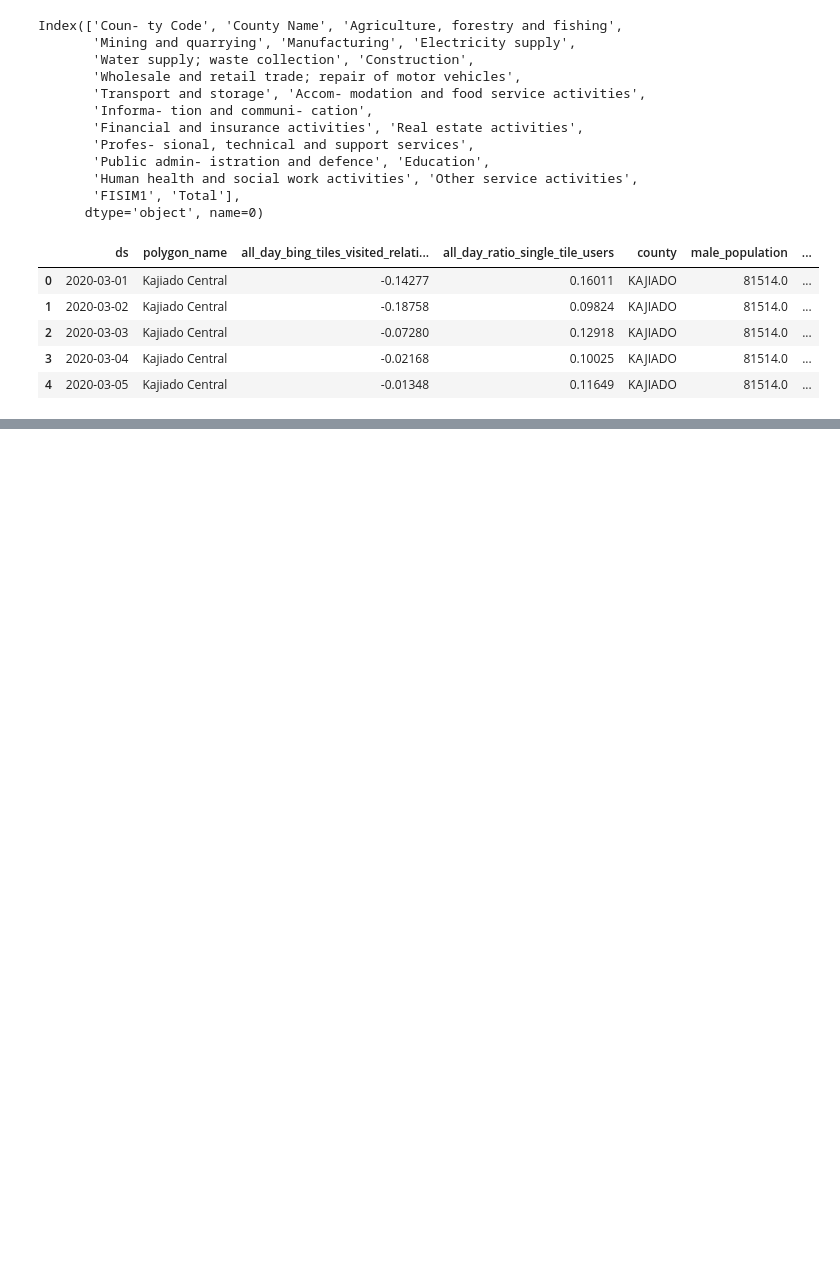
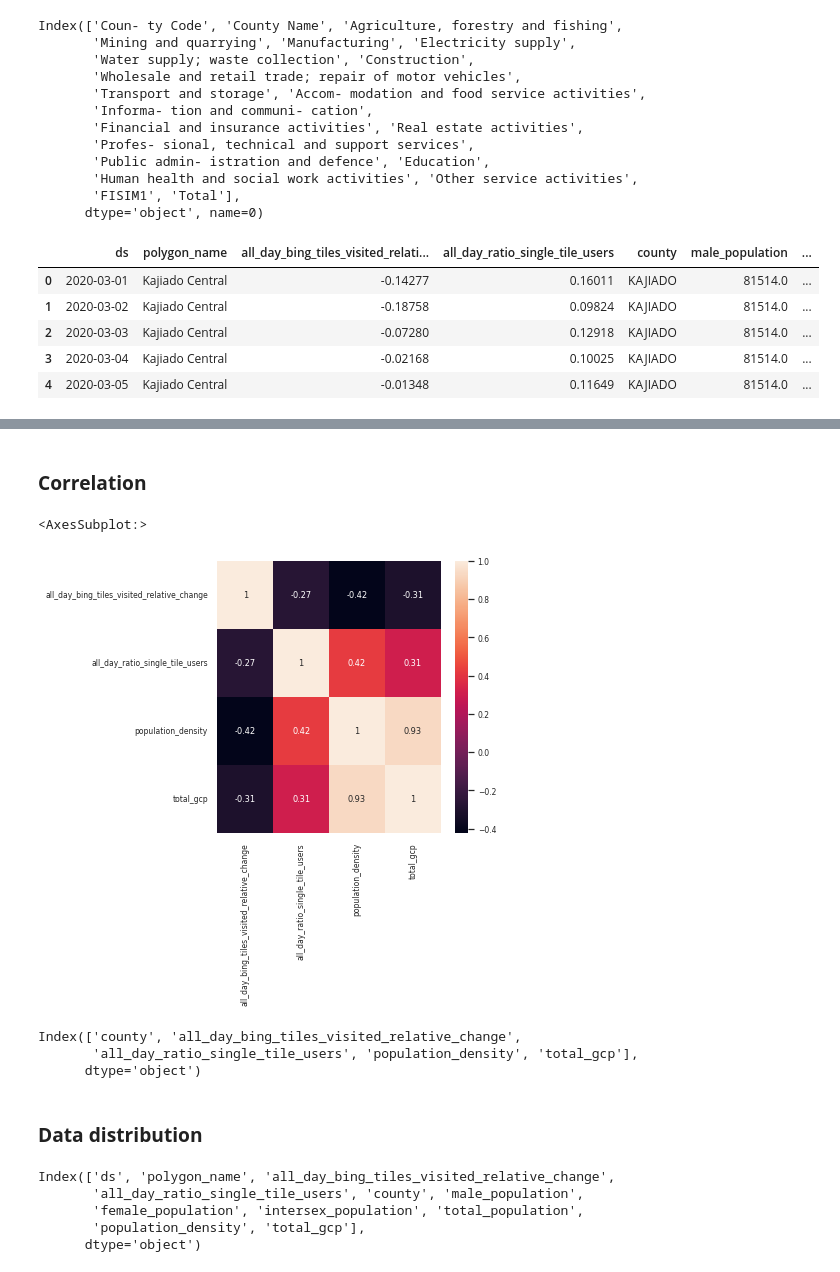
Before and after one commit to sylvia31096/covid_movement, a Jupyter notebook: covid_analysis.ipynb, the cells around one changed output, grey strips where cells are left out. Saved outputs shown, nothing was run; the diff lists cells and outputs as text; code cells hidden in the pictures; blank space fills up the shorter version.

```diff
--- a/covid_analysis.ipynb
+++ b/covid_analysis.ipynb
@@ -239,0 +296,24 @@ sns.relplot(data=movement_economic_df,x='all_day_bing_tiles_visited_relative_cha
+# %% [markdown]
+### **Correlation**
+# %%
+plt.rcParams["figure.figsize"] = 5,5
+sns.heatmap(county_movement_df.corr(), annot=True)
+# %% [output]
+<AxesSubplot:>
+[figure, added]
+# %%
+county_movement_df.columns
+# %% [output]
+Index(['county', 'all_day_bing_tiles_visited_relative_change',
+       'all_day_ratio_single_tile_users', 'population_density', 'total_gcp'],
+      dtype='object')
+# %% [markdown]
+### **Data distribution**
+# %%
+movement_economic_df.columns
+# %% [output]
+Index(['ds', 'polygon_name', 'all_day_bing_tiles_visited_relative_change',
+       'all_day_ratio_single_tile_users', 'county', 'male_population',
+       'female_population', 'intersex_population', 'total_population',
+       'population_density', 'total_gcp'],
+      dtype='object')
```
Also changed, not shown: parts of 19 cells of this notebook, 3 other files.
